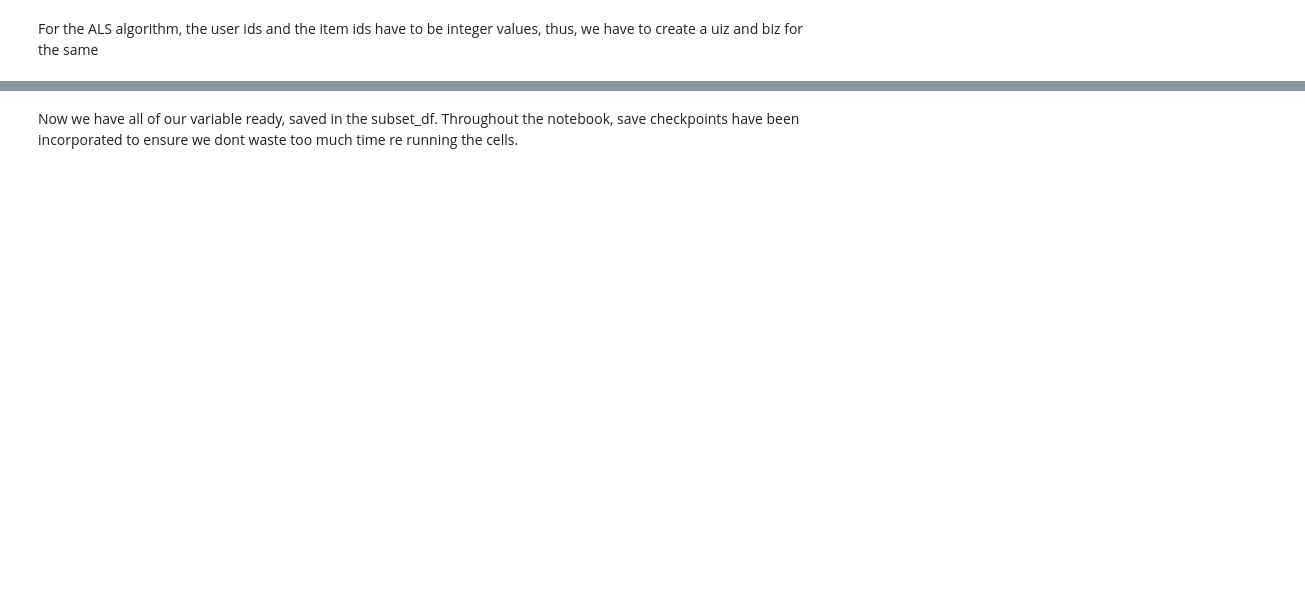
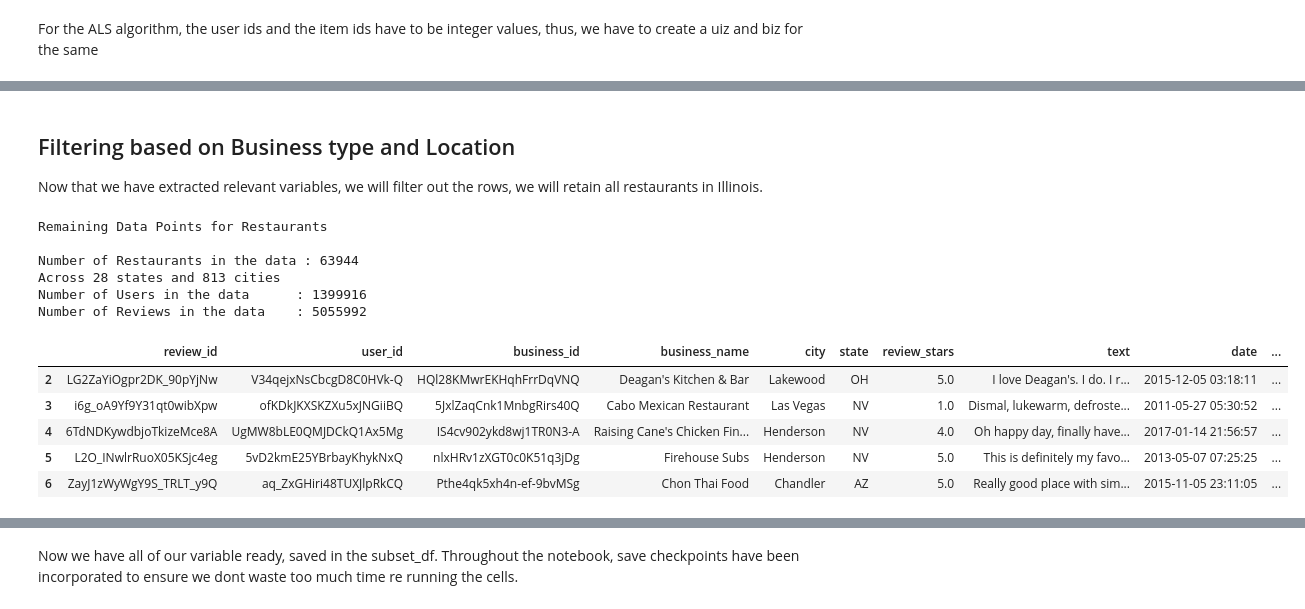
Before and after one commit to RajshreeM29/Restaurant-Recommender, a Jupyter notebook: Restaurant_Recommender.ipynb, the cells around one changed output, grey strips where cells are left out. Saved outputs shown, nothing was run; the diff lists cells and outputs as text; code cells hidden in the pictures; blank space fills up the shorter version.

```diff
--- a/Restaurant_Recommender.ipynb
+++ b/Restaurant_Recommender.ipynb
@@ -199,5 +245,0 @@ subset_df.columns = ['review_id', 'user_id', 'business_id', 'business_name', 'st
-# %%
-#Joining the table with the user table to add the user name, and the data since when the user has been on Yelp
-subset_df = pd.merge(subset_df,us_tb, how= 'left',on='user_id')[['review_id', 'user_id', 'business_id',
-                                                     'business_name', 'state','review_stars', 'text', 'date', 'categories', 'food', 'name','yelping_since']]
-subset_df.head()
@@ -230,0 +267,27 @@ subset_df.head()
+# %% [markdown]
+## Filtering based on Business type and Location
+Now that we have extracted relevant variables, we will filter out the rows, we will retain all restaurants in Illinois.
+# %%
+subset_df = subset_df[subset_df['food'] == True]
+
+#Quick Stats Check :
+print("\033[1mRemaining Data Points for Restaurants\033[0m\n")
+print("Number of Restaurants in the data :", len(subset_df['business_id'].unique()))
+print(f"Across {len(subset_df['state'].unique())} states and {len(subset_df['city'].unique())} cities" )
+print("Number of Users in the data      :", len(subset_df['user_id'].unique()))
+print("Number of Reviews in the data    :", len(subset_df['review_id'].unique()))
+
+subset_df.head()
+# %% [output]
+Remaining Data Points for Restaurants
+
+Number of Restaurants in the data : 63944
+Across 28 states and 813 cities
+Number of Users in the data      : 1399916
+Number of Reviews in the data    : 5055992
+|  | review_id | user_id | business_id | business_name | city | state | review_stars | text | date | ... |
+| 2 | LG2ZaYiOgpr2DK_90pYjNw | V34qejxNsCbcgD8C0HVk-Q | HQl28KMwrEKHqhFrrDqVNQ | Deagan's Kitchen & Bar | Lakewood | OH | 5.0 | I love Deagan's. I do. I r... | 2015-12-05 03:18:11 | ... |
+| 3 | i6g_oA9Yf9Y31qt0wibXpw | ofKDkJKXSKZXu5xJNGiiBQ | 5JxlZaqCnk1MnbgRirs40Q | Cabo Mexican Restaurant | Las Vegas | NV | 1.0 | Dismal, lukewarm, defroste... | 2011-05-27 05:30:52 | ... |
+| 4 | 6TdNDKywdbjoTkizeMce8A | UgMW8bLE0QMJDCkQ1Ax5Mg | IS4cv902ykd8wj1TR0N3-A | Raising Cane's Chicken Fin... | Henderson | NV | 4.0 | Oh happy day, finally have... | 2017-01-14 21:56:57 | ... |
+| 5 | L2O_INwlrRuoX05KSjc4eg | 5vD2kmE25YBrbayKhykNxQ | nlxHRv1zXGT0c0K51q3jDg | Firehouse Subs | Henderson | NV | 5.0 | This is definitely my favo... | 2013-05-07 07:25:25 | ... |
+| 6 | ZayJ1zWyWgY9S_TRLT_y9Q | aq_ZxGHiri48TUXJlpRkCQ | Pthe4qk5xh4n-ef-9bvMSg | Chon Thai Food | Chandler | AZ | 5.0 | Really good place with sim... | 2015-11-05 23:11:05 | ... |
```
Also changed, not shown: parts of 72 cells of this notebook.
